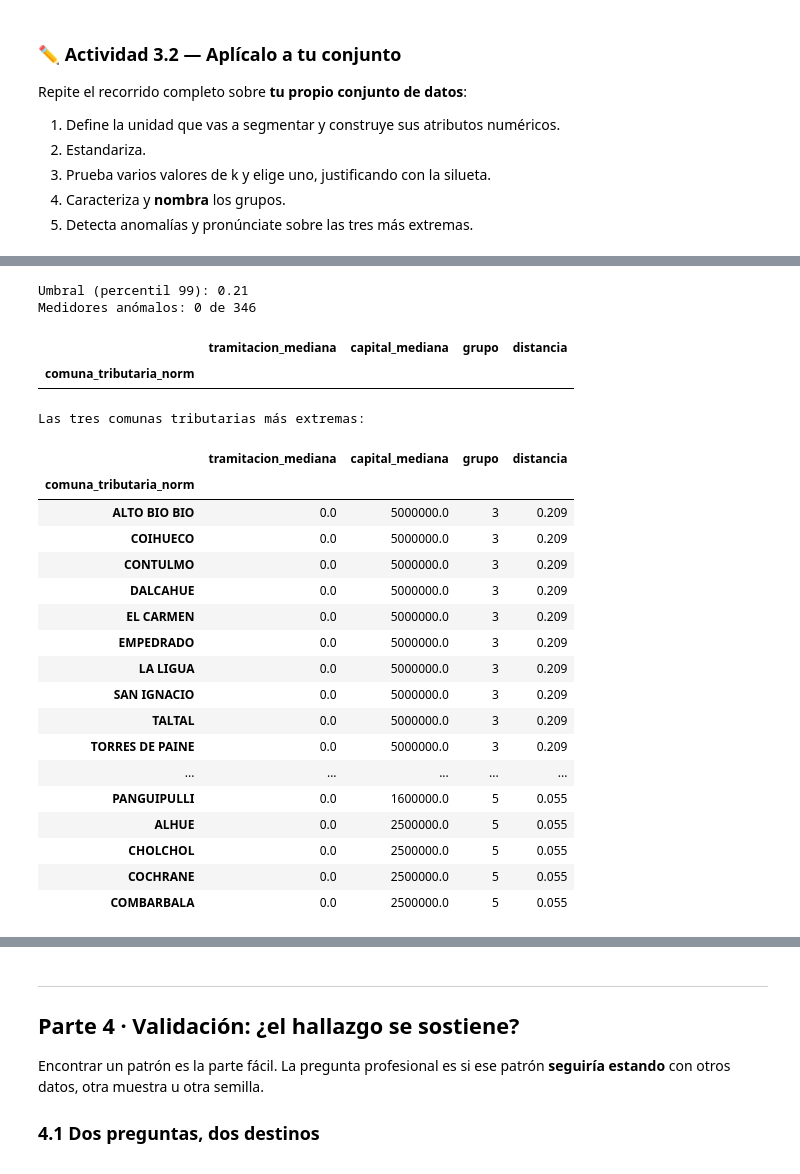
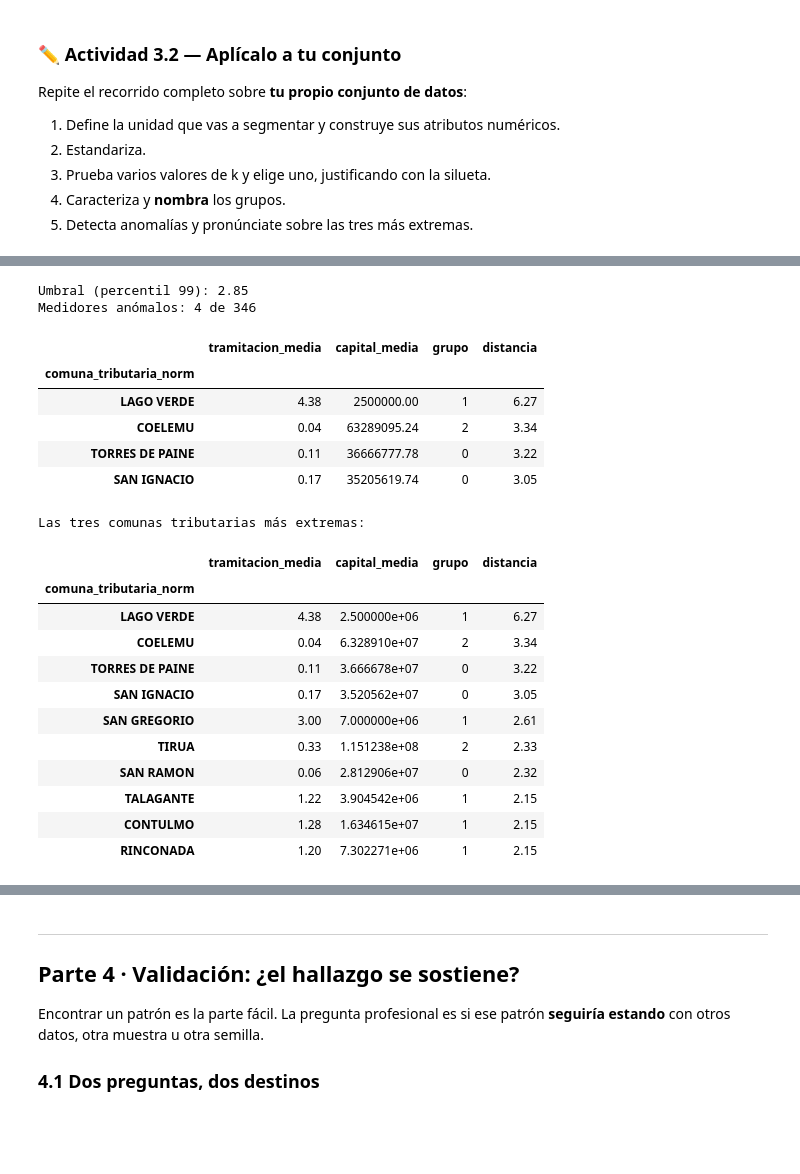
Before and after one commit to beneducarrco99/S4_Laboratorio4_CDD_Carrasco_Benjamin, a Jupyter notebook: S4_Notebook_Laboratorio_CDD_Carrasco_Benjamin.ipynb, the cells around one changed output, grey strips where cells are left out. Cells and saved outputs as stored; diff of their text form; code cells hidden in the pictures; blank space fills up the shorter version.

```diff
--- a/S4_Notebook_Laboratorio_CDD_Carrasco_Benjamin.ipynb
+++ b/S4_Notebook_Laboratorio_CDD_Carrasco_Benjamin.ipynb
@@ -457,10 +463,10 @@ mio.head()
 
 # Creamos el perfil agrupando por la columna "comuna_tributaria_norm"
 perfil2 = mio.groupby('comuna_tributaria_norm').agg(
-    tramitacion_mediana = ('dias_tramitacion_registro', 'median'),
-    capital_mediana = ('Capital', 'median')
+    tramitacion_media = ('dias_tramitacion_registro', 'mean'),
+    capital_media = ('Capital', 'mean')
 )
 
 perfil2 = perfil2.dropna()
-display(perfil2.round(3))
+display(perfil2.round(2))
 # %% [output]
@@ -534,12 +540,12 @@ plt.show()
 # %%
 # Armamos los grupos
-km = KMeans(n_clusters=6, random_state=SEMILLA, n_init=10).fit(X)
+km = KMeans(n_clusters=3, random_state=SEMILLA, n_init=10).fit(X)
 perfil2['grupo'] = km.labels_
 resumen = perfil2.groupby('grupo').agg(
-    comuna_trib = ('tramitacion_mediana', 'size'),
-    dias_tramitacion_representativa = ('tramitacion_mediana', 'median'),
-    capital_representativo = ('capital_mediana', 'median')
+    comuna_tributaria = ('tramitacion_media', 'size'),
+    dias_tramitacion_promedio = ('tramitacion_media', 'mean'),
+    capital_promedio = ('capital_media', 'mean')
 )
 
-display(resumen.round(3))
+display(resumen.round(2))
 # %% [output]
@@ -605,35 +602,33 @@ umbral2 = np.percentile(distancias, 99)
 anomalos2 = perfil2[perfil2['distancia'] > umbral2]
 print(f'Umbral (percentil 99): {umbral2:.2f}')
 print(f'Medidores anómalos: {len(anomalos2)} de {len(perfil2)}')
-anomalos2.sort_values('distancia', ascending=False).round(3).head(6)
+anomalos2.sort_values('distancia', ascending=False).round(2).head(10)
 # %% [output]
-Umbral (percentil 99): 0.21
-Medidores anómalos: 0 de 346
+Umbral (percentil 99): 2.85
+Medidores anómalos: 4 de 346
-|  | tramitacion_mediana | capital_mediana | grupo | distancia |
+|  | tramitacion_media | capital_media | grupo | distancia |
 | comuna_tributaria_norm |  |  |  |  |
+| LAGO VERDE | 4.38 | 2500000.00 | 1 | 6.27 |
+| COELEMU | 0.04 | 63289095.24 | 2 | 3.34 |
+| TORRES DE PAINE | 0.11 | 36666777.78 | 0 | 3.22 |
+| SAN IGNACIO | 0.17 | 35205619.74 | 0 | 3.05 |
 # %%
 # Las 30 comunas más alejadas de su centro
-extremas = perfil2.nlargest(30, 'distancia')
+extremas = perfil2.nlargest(10, 'distancia')
 
 print('Las tres comunas tributarias más extremas:')
-display(extremas.round(3))
+display(extremas.round(2))
 # %% [output]
 Las tres comunas tributarias más extremas:
-|  | tramitacion_mediana | capital_mediana | grupo | distancia |
+|  | tramitacion_media | capital_media | grupo | distancia |
 | comuna_tributaria_norm |  |  |  |  |
-| ALTO BIO BIO | 0.0 | 5000000.0 | 3 | 0.209 |
-| COIHUECO | 0.0 | 5000000.0 | 3 | 0.209 |
-| CONTULMO | 0.0 | 5000000.0 | 3 | 0.209 |
-| DALCAHUE | 0.0 | 5000000.0 | 3 | 0.209 |
-| EL CARMEN | 0.0 | 5000000.0 | 3 | 0.209 |
-| EMPEDRADO | 0.0 | 5000000.0 | 3 | 0.209 |
-| LA LIGUA | 0.0 | 5000000.0 | 3 | 0.209 |
-| SAN IGNACIO | 0.0 | 5000000.0 | 3 | 0.209 |
-| TALTAL | 0.0 | 5000000.0 | 3 | 0.209 |
-| TORRES DE PAINE | 0.0 | 5000000.0 | 3 | 0.209 |
-| ... | ... | ... | ... | ... |
-| PANGUIPULLI | 0.0 | 1600000.0 | 5 | 0.055 |
-| ALHUE | 0.0 | 2500000.0 | 5 | 0.055 |
-| CHOLCHOL | 0.0 | 2500000.0 | 5 | 0.055 |
-| COCHRANE | 0.0 | 2500000.0 | 5 | 0.055 |
-| COMBARBALA | 0.0 | 2500000.0 | 5 | 0.055 |
+| LAGO VERDE | 4.38 | 2.500000e+06 | 1 | 6.27 |
+| COELEMU | 0.04 | 6.328910e+07 | 2 | 3.34 |
+| TORRES DE PAINE | 0.11 | 3.666678e+07 | 0 | 3.22 |
+| SAN IGNACIO | 0.17 | 3.520562e+07 | 0 | 3.05 |
+| SAN GREGORIO | 3.00 | 7.000000e+06 | 1 | 2.61 |
+| TIRUA | 0.33 | 1.151238e+08 | 2 | 2.33 |
+| SAN RAMON | 0.06 | 2.812906e+07 | 0 | 2.32 |
+| TALAGANTE | 1.22 | 3.904542e+06 | 1 | 2.15 |
+| CONTULMO | 1.28 | 1.634615e+07 | 1 | 2.15 |
+| RINCONADA | 1.20 | 7.302271e+06 | 1 | 2.15 |
```
Also changed, not shown: parts of 31 cells of this notebook.
